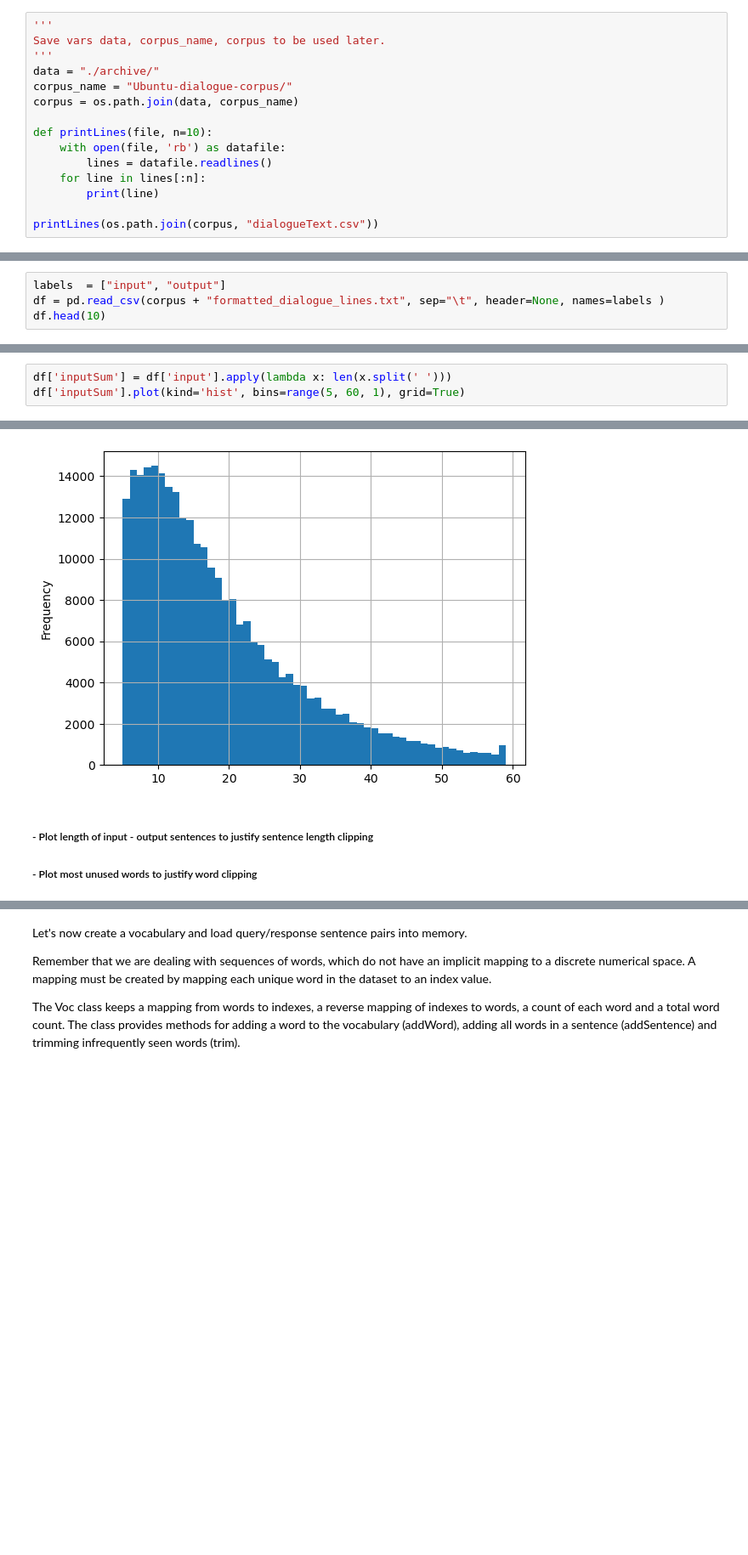
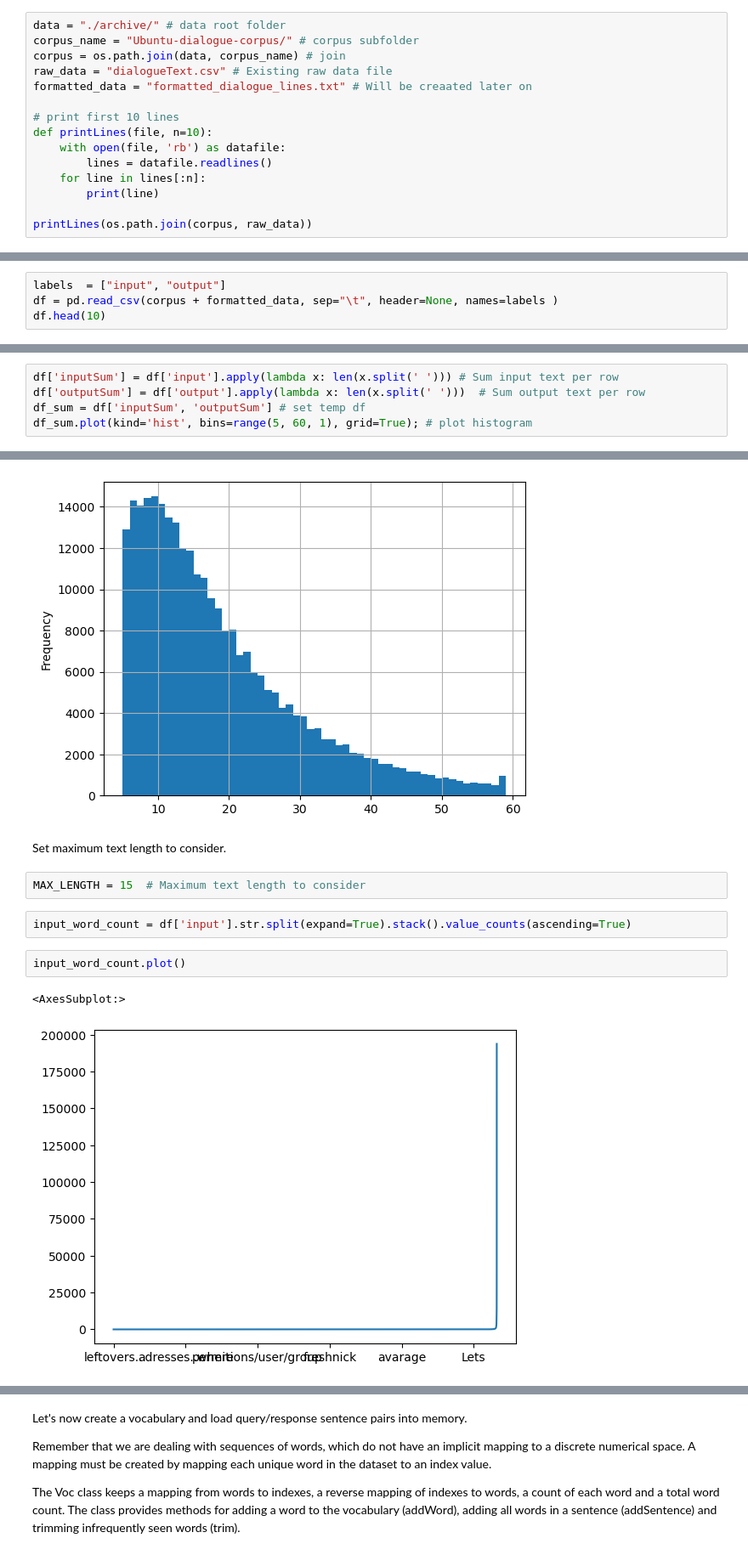
Before and after one commit to juliacalvo/generative-chatbot, a Jupyter notebook: ChatBot.ipynb, the cells around one changed output, grey strips where cells are left out. Shown at 85% size. Drawn from its saved outputs; the diff is of its cells as text; blank space fills up the shorter version.

Commit message:
added plot and section titles

```diff
--- a/ChatBot.ipynb
+++ b/ChatBot.ipynb
@@ -40,18 +56,18 @@ Expand archive to this notebooks folder.
 # %%
-'''
-Save vars data, corpus_name, corpus to be used later.
-'''
-data = "./archive/"
-corpus_name = "Ubuntu-dialogue-corpus/"
-corpus = os.path.join(data, corpus_name)
+data = "./archive/" # data root folder
+corpus_name = "Ubuntu-dialogue-corpus/" # corpus subfolder
+corpus = os.path.join(data, corpus_name) # join
+raw_data = "dialogueText.csv" # Existing raw data file
+formatted_data = "formatted_dialogue_lines.txt" # Will be creaated later on
 
+# print first 10 lines
 def printLines(file, n=10):
     with open(file, 'rb') as datafile:
         lines = datafile.readlines()
     for line in lines[:n]:
         print(line)
 
-printLines(os.path.join(corpus, "dialogueText.csv"))
+printLines(os.path.join(corpus, raw_data))
 # %% [output]
 b'folder,dialogueID,date,from,to,text\n'
 b'3,126125.tsv,2008-04-23T14:55:00.000Z,bad_image,,"Hello folks, please help me a bit with the following sentence: \'Order here your personal photos or videos.\' - I think the only allowed version is  ...
@@ -198,6 +231,6 @@ b'are there any utils that will do a repair of your laptop once in a while ? lik
 # %%
 labels  = ["input", "output"]
-df = pd.read_csv(corpus + "formatted_dialogue_lines.txt", sep="\t", header=None, names=labels )
+df = pd.read_csv(corpus + formatted_data, sep="\t", header=None, names=labels )
 df.head(10)
 # %% [output]
 |  | input | output |
@@ -214,9 +249,19 @@ df.head(10)
 # %%
-df['inputSum'] = df['input'].apply(lambda x: len(x.split(' ')))
-df['inputSum'].plot(kind='hist', bins=range(5, 60, 1), grid=True)
+df['inputSum'] = df['input'].apply(lambda x: len(x.split(' '))) # Sum input text per row
+df['outputSum'] = df['output'].apply(lambda x: len(x.split(' ')))  # Sum output text per row
+df_sum = df['inputSum', 'outputSum'] # set temp df
+df_sum.plot(kind='hist', bins=range(5, 60, 1), grid=True); # plot histogram
 # %% [output]
 <AxesSubplot:ylabel='Frequency'>
 [figure]
-# %% [markdown]
-##### - Plot length of input - output sentences to justify sentence length clipping
-##### - Plot most unused words to justify word clipping
+# %% [markdown]
+Set maximum text length to consider.
+# %%
+MAX_LENGTH = 15  # Maximum text length to consider
+# %%
+input_word_count = df['input'].str.split(expand=True).stack().value_counts(ascending=True)
+# %%
+input_word_count.plot()
+# %% [output]
+<AxesSubplot:>
+[figure, added]
```
Also changed, not shown: parts of 67 cells of this notebook.
